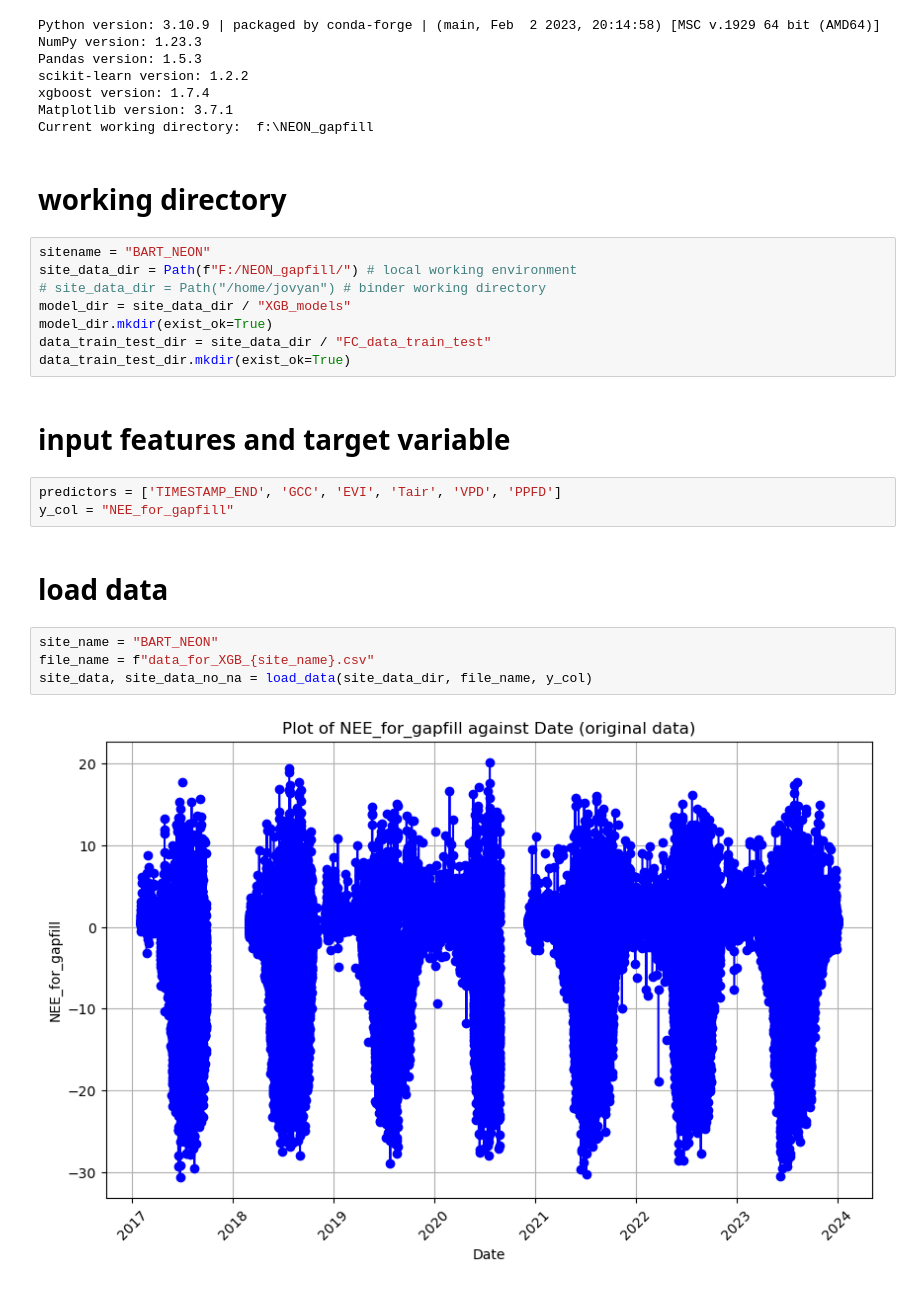
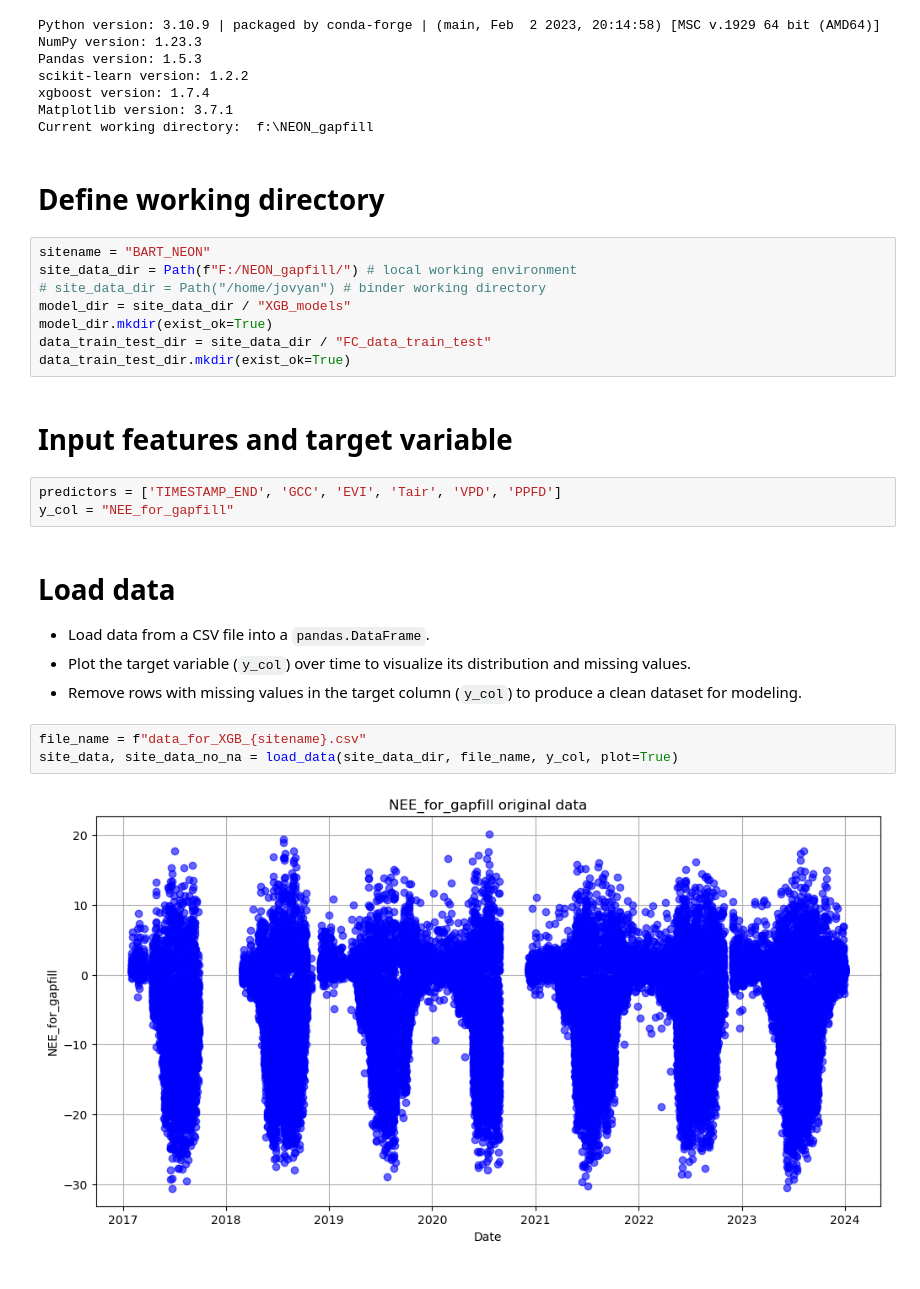
Before and after one commit to YujieLiu666/NEON_gapfill_test, a Jupyter notebook: workflow_XGB.ipynb, the cells around one changed output. Saved outputs shown, nothing was run; the diff lists cells and outputs as text.

```diff
--- a/workflow_XGB.ipynb
+++ b/workflow_XGB.ipynb
@@ -12,7 +12,7 @@ xgboost version: 1.7.4
 Matplotlib version: 3.7.1
 Current working directory:  f:\NEON_gapfill
 # %% [markdown]
-# working directory
+# Define working directory
 # %%
 sitename = "BART_NEON"
 site_data_dir = Path(f"F:/NEON_gapfill/") # local working environment
@@ -22,16 +22,19 @@ model_dir.mkdir(exist_ok=True)
 data_train_test_dir = site_data_dir / "FC_data_train_test"
 data_train_test_dir.mkdir(exist_ok=True)
 # %% [markdown]
-# input features and target variable
+# Input features and target variable
 # %%
 predictors = ['TIMESTAMP_END', 'GCC', 'EVI', 'Tair', 'VPD', 'PPFD']
 y_col = "NEE_for_gapfill"
 # %% [markdown]
-# load data
+# Load data
+
+- Load data from a CSV file into a `pandas.DataFrame`.
+- Plot the target variable (`y_col`) over time to visualize its distribution and missing values.
+- Remove rows with missing values in the target column (`y_col`) to produce a clean dataset for modeling.
 # %%
-site_name = "BART_NEON"
-file_name = f"data_for_XGB_{site_name}.csv"
-site_data, site_data_no_na = load_data(site_data_dir, file_name, y_col)
+file_name = f"data_for_XGB_{sitename}.csv"
+site_data, site_data_no_na = load_data(site_data_dir, file_name, y_col, plot=True)
 # %% [output]
-[figure, old version]
+[figure, new version]
 # %% [markdown]
```
Also changed, not shown: parts of 17 cells of this notebook, 30 other files.
